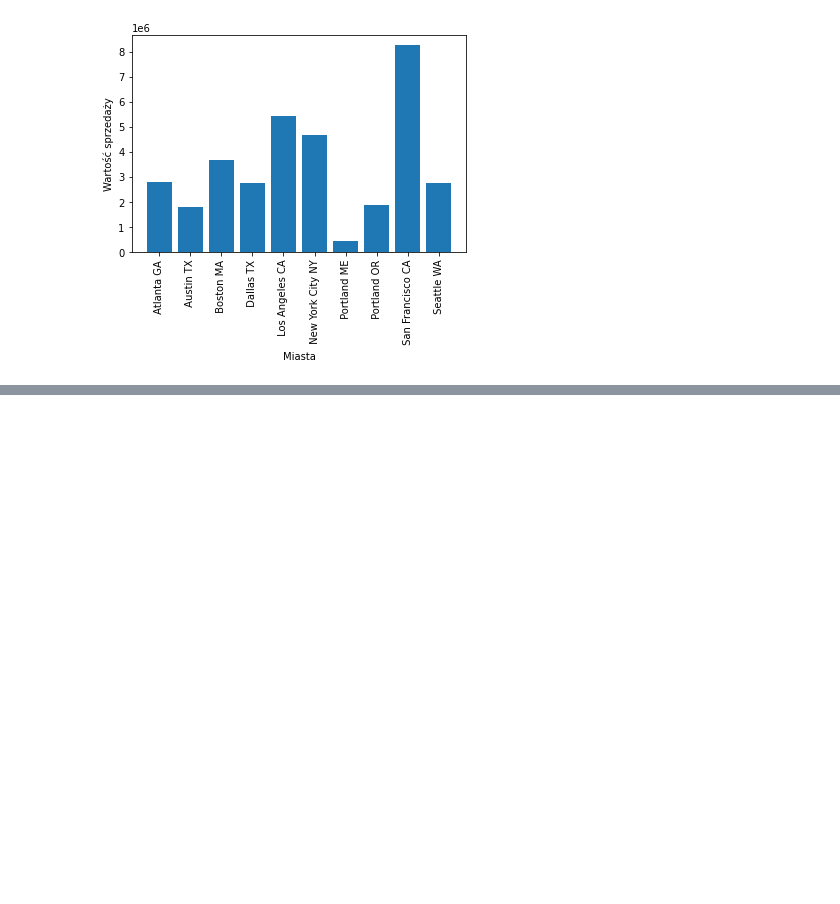
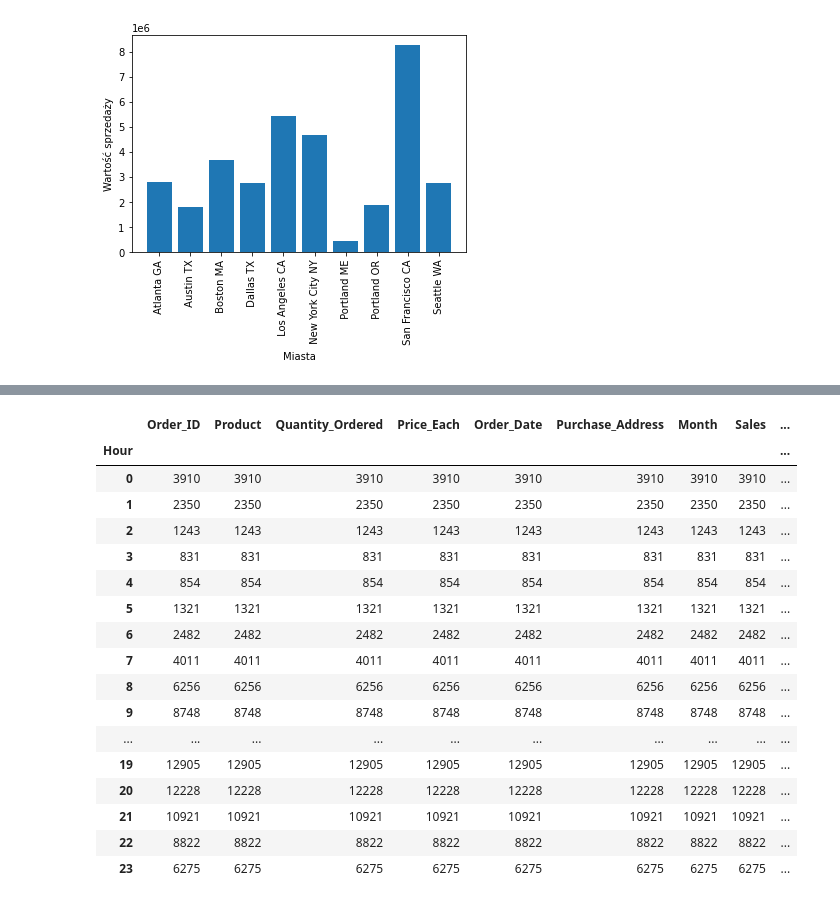
Before and after one commit to jkajnath/Analiza-danych-sprzedazowych, a Jupyter notebook: Analiza_sprzedazy_2019.ipynb, the cells around one changed output, grey strips where cells are left out. Drawn from its saved outputs; the diff is of its cells as text; code cells hidden in the pictures; blank space fills up the shorter version.

```diff
--- a/Analiza_sprzedazy_2019.ipynb
+++ b/Analiza_sprzedazy_2019.ipynb
@@ -280,0 +302,2 @@ plt.show()
+# %%
+df['Order_Date'] = pd.to_datetime(df['Order_Date']) #zmiana formatu wartości z object na datetime
@@ -280,0 +323,4 @@ plt.show()
+# %%
+df['Hour'] = df['Order_Date'].dt.hour
+df['Minute'] = df['Order_Date'].dt.minute
+df.head()
@@ -280,0 +340,22 @@ plt.show()
+# %%
+result_3 = df.groupby('Hour').count()
+result_3
+# %% [output]
+|  | Order_ID | Product | Quantity_Ordered | Price_Each | Order_Date | Purchase_Address | Month | Sales | ... |
+| Hour |  |  |  |  |  |  |  |  | ... |
+| 0 | 3910 | 3910 | 3910 | 3910 | 3910 | 3910 | 3910 | 3910 | ... |
+| 1 | 2350 | 2350 | 2350 | 2350 | 2350 | 2350 | 2350 | 2350 | ... |
+| 2 | 1243 | 1243 | 1243 | 1243 | 1243 | 1243 | 1243 | 1243 | ... |
+| 3 | 831 | 831 | 831 | 831 | 831 | 831 | 831 | 831 | ... |
+| 4 | 854 | 854 | 854 | 854 | 854 | 854 | 854 | 854 | ... |
+| 5 | 1321 | 1321 | 1321 | 1321 | 1321 | 1321 | 1321 | 1321 | ... |
+| 6 | 2482 | 2482 | 2482 | 2482 | 2482 | 2482 | 2482 | 2482 | ... |
+| 7 | 4011 | 4011 | 4011 | 4011 | 4011 | 4011 | 4011 | 4011 | ... |
+| 8 | 6256 | 6256 | 6256 | 6256 | 6256 | 6256 | 6256 | 6256 | ... |
+| 9 | 8748 | 8748 | 8748 | 8748 | 8748 | 8748 | 8748 | 8748 | ... |
+| ... | ... | ... | ... | ... | ... | ... | ... | ... | ... |
+| 19 | 12905 | 12905 | 12905 | 12905 | 12905 | 12905 | 12905 | 12905 | ... |
+| 20 | 12228 | 12228 | 12228 | 12228 | 12228 | 12228 | 12228 | 12228 | ... |
+| 21 | 10921 | 10921 | 10921 | 10921 | 10921 | 10921 | 10921 | 10921 | ... |
+| 22 | 8822 | 8822 | 8822 | 8822 | 8822 | 8822 | 8822 | 8822 | ... |
+| 23 | 6275 | 6275 | 6275 | 6275 | 6275 | 6275 | 6275 | 6275 | ... |
```
Also changed, not shown: parts of 5 cells of this notebook.
